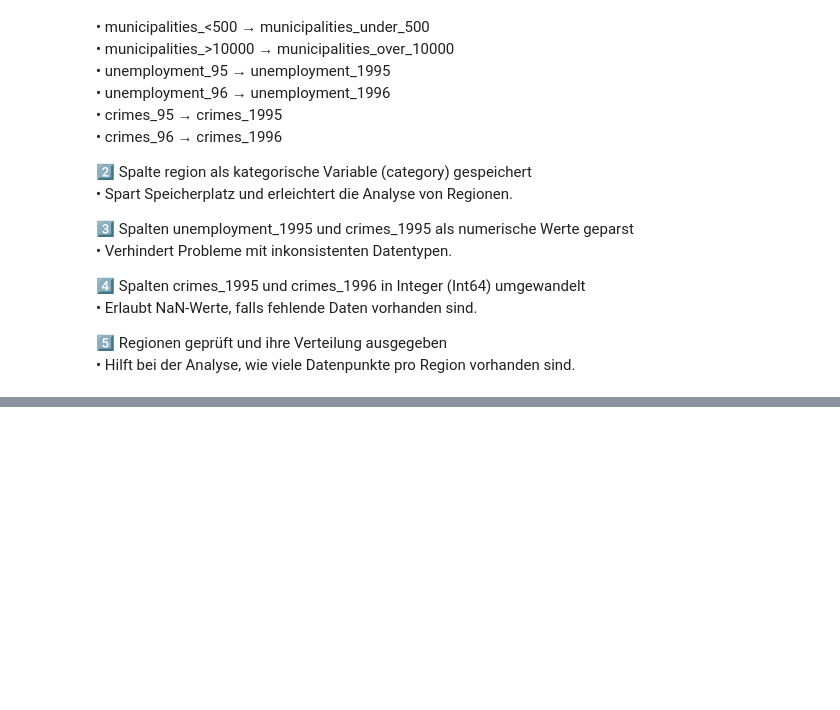
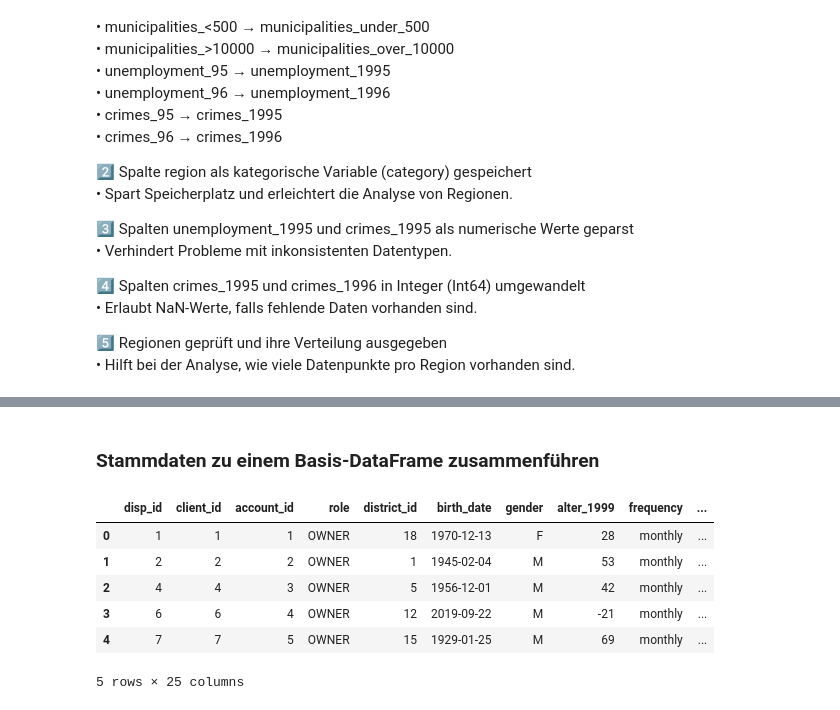
Before and after one commit to Steff72/aml_challenge, a Jupyter notebook: aml_challenge.ipynb, the cells around one changed output, grey strips where cells are left out. Drawn from its saved outputs; the diff is of its cells as text; code cells hidden in the pictures; blank space fills up the shorter version.

```diff
--- a/aml_challenge.ipynb
+++ b/aml_challenge.ipynb
@@ -1001,0 +1022,23 @@ dtype: int64
+# %% [markdown]
+### Stammdaten zu einem Basis-DataFrame zusammenführen
+# %%
+# Dispositions (nur Owner!) und Client zusammenführen
+df_disp_owner = df_disp[df_disp["role"] == "OWNER"]
+df_cli_disp = df_disp_owner.merge(df_client, on="client_id", how="left")
+
+# Accounts und Dispositions zusammenführen
+# distric_id wird nicht doppelt benötigt
+df_cli_disp_acc = df_cli_disp.merge(df_account.drop(columns=["district_id"]), on="account_id", how="left")
+
+# District-Daten integrieren (welcher Bezirk → demografische Daten)
+df_cli_disp_acc_dist = df_cli_disp_acc.merge(df_district, on="district_id", how="left")
+
+df_cli_disp_acc_dist.head()
+# %% [output]
+|  | disp_id | client_id | account_id | role | district_id | birth_date | gender | alter_1999 | frequency | ... |
+| 0 | 1 | 1 | 1 | OWNER | 18 | 1970-12-13 | F | 28 | monthly | ... |
+| 1 | 2 | 2 | 2 | OWNER | 1 | 1945-02-04 | M | 53 | monthly | ... |
+| 2 | 4 | 4 | 3 | OWNER | 5 | 1956-12-01 | M | 42 | monthly | ... |
+| 3 | 6 | 6 | 4 | OWNER | 12 | 2019-09-22 | M | -21 | monthly | ... |
+| 4 | 7 | 7 | 5 | OWNER | 15 | 1929-01-25 | M | 69 | monthly | ... |
+5 rows × 25 columns
```
Also changed, not shown: parts of 41 cells of this notebook, 2 other files.
